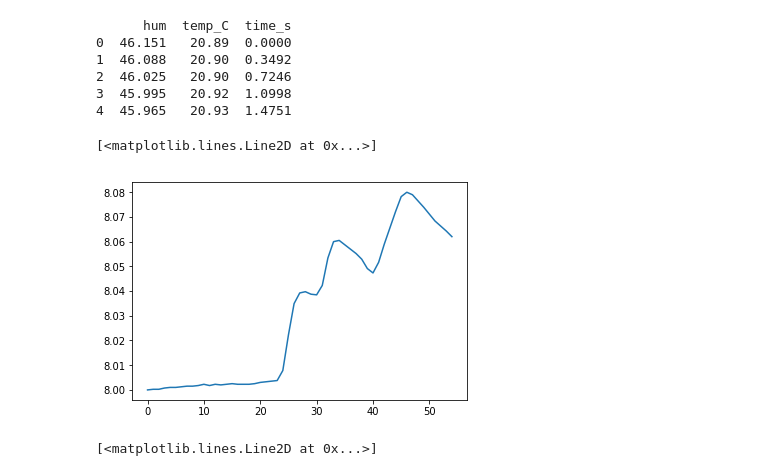
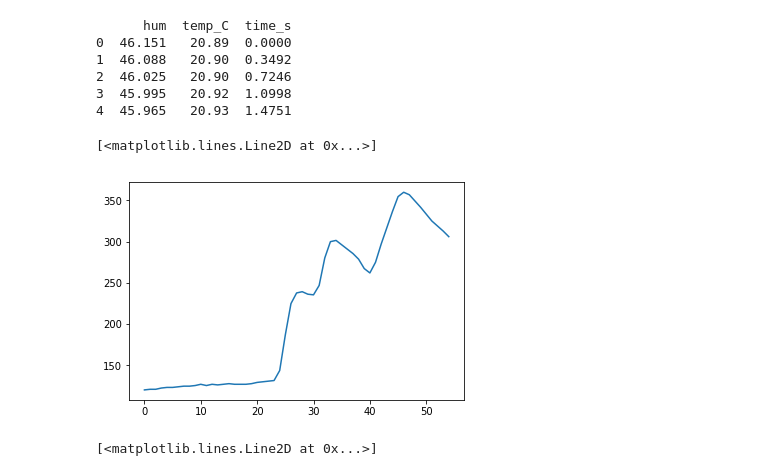
Before and after one commit to benholtzman/datamovies, a Jupyter notebook: 1_codes/s05_GranSynth_RTcmix.ipynb, the cells around one changed output. Drawn from its saved outputs; the diff is of its cells as text; code cells hidden in the pictures.

```diff
--- a/1_codes/s05_GranSynth_RTcmix.ipynb
+++ b/1_codes/s05_GranSynth_RTcmix.ipynb
@@ -43,8 +43,8 @@ datafilename = '../0_data_examples/breathalyzer/BA_ben_1.pkl'
 breath = pd.read_pickle(datafilename) # np.loadtxt(datafilename)
 print(breath[0:5])
 time = np.array(breath.time_s)
-p1 = temp_C = breath.temp_C
-p2 = humidity = breath.hum
+p1 = temp_C = np.array(breath.temp_C)
+p2 = humidity = np.array(breath.hum)
 
 # put the data into a dictionary:
 # (very useful, but we will also work with pandas)
@@ -61,24 +61,24 @@ data_dict['p1_o'] = p1
 # %%
 # PITCH
 # using RTcmix octave notation! octpch: http://rtcmix.org/reference/scorefile/octpch.php
 # n_octaves = 1
 # octr = 0.08
 # intervals = np.interp(p1,[min(p1),max(p1)],[0,n_octaves*octr])
 # root_oct = 8.00 # middle C
 # root_note = 0.00
 # #p1_scl = rootp1*scale + shift
 # p1_scl = root_oct + root_note + intervals
 # plt.plot(p1_scl)
 
 # using frequency values (any value larger than 20.0 ?)
-root_freq = 8.00 # 120.0
-peak_freq = 8.08 # 3*root_freq
+root_freq = 120.0
+peak_freq = 3*root_freq
 p1_scl = np.interp(p1,[min(p1),max(p1)],[root_freq,peak_freq])
 
 plt.plot(p1_scl)
 # %% [output]
 [<matplotlib.lines.Line2D at 0x...>]
-[figure, old version]
+[figure, new version]
 # %%
 # AMPLITUDE
 amp_range = [0,14000]
```
Also changed, not shown: parts of 2 cells of this notebook, 2 other files.
